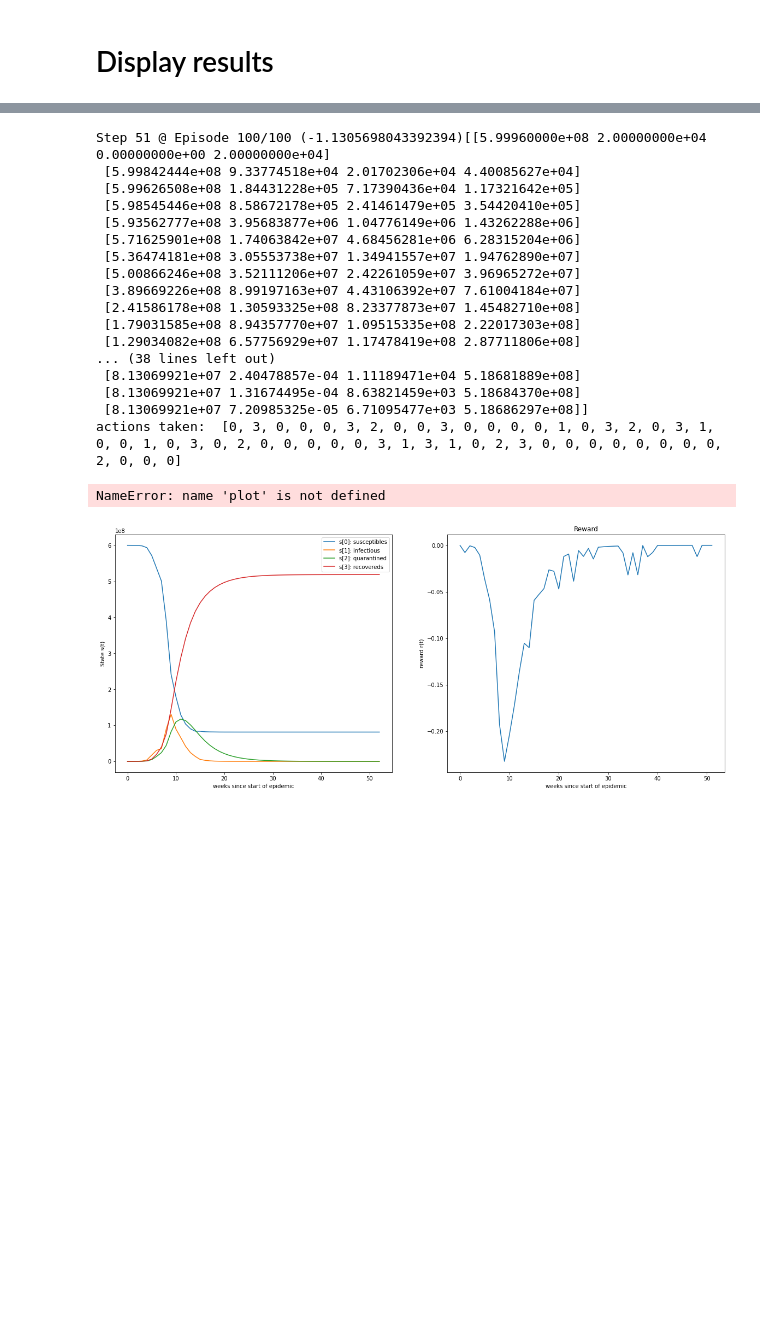
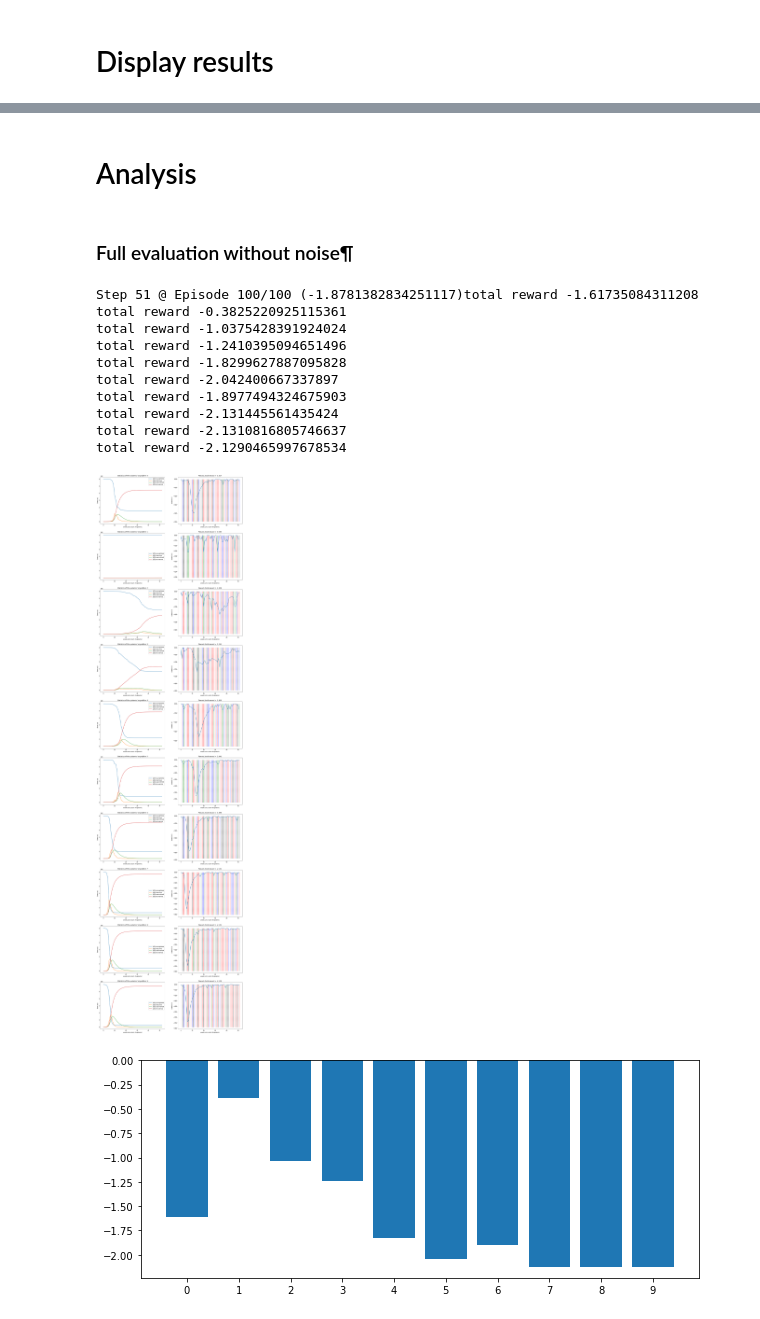
Before and after one commit to erolm-a/ai-coursework-2020, a Jupyter notebook: notebooks/run_rbf.ipynb, the cells around one changed output, grey strips where cells are left out. Cells and saved outputs as stored; diff of their text form; code cells hidden in the pictures; blank space fills up the shorter version.

Commit message:
analysis with new utils

```diff
--- a/notebooks/run_rbf.ipynb
+++ b/notebooks/run_rbf.ipynb
@@ -638,44 +448,22 @@ total reward -1.8388983389994895
-# %%
-## Not Q-Learning
-env = virl.Epidemic(stochastic=True, noisy=False)
-
-approximator_dl = FunctionApproximator(eta0=0.01)
-stats = reinforce(env, approximator_dl, 100)
-
-fig, axes = plt.subplots(1, 2, figsize=(20, 8))
-labels = ['s[0]: susceptibles', 's[1]: infectious', 's[2]: quarantined', 's[3]: recovereds']
-print(states)
-states = np.array(states)
-for i in range(4):
-    axes[0].plot(states[:,i], label=labels[i]);
-axes[0].set_xlabel('weeks since start of epidemic')
-axes[0].set_ylabel('State s(t)')
-axes[0].legend()
-axes[1].plot(rewards);
-axes[1].set_title('Reward')
-axes[1].set_xlabel('weeks since start of epidemic')
-axes[1].set_ylabel('reward r(t)')
-
-print('actions taken: ', action_taken)
-
-plot(states, rewards, action_taken)
-# %% [output]
-Step 51 @ Episode 100/100 (-1.1305698043392394)[[5.99960000e+08 2.00000000e+04 0.00000000e+00 2.00000000e+04]
- [5.99842444e+08 9.33774518e+04 2.01702306e+04 4.40085627e+04]
- [5.99626508e+08 1.84431228e+05 7.17390436e+04 1.17321642e+05]
- [5.98545446e+08 8.58672178e+05 2.41461479e+05 3.54420410e+05]
- [5.93562777e+08 3.95683877e+06 1.04776149e+06 1.43262288e+06]
- [5.71625901e+08 1.74063842e+07 4.68456281e+06 6.28315204e+06]
- [5.36474181e+08 3.05553738e+07 1.34941557e+07 1.94762890e+07]
- [5.00866246e+08 3.52111206e+07 2.42261059e+07 3.96965272e+07]
- [3.89669226e+08 8.99197163e+07 4.43106392e+07 7.61004184e+07]
- [2.41586178e+08 1.30593325e+08 8.23377873e+07 1.45482710e+08]
- [1.79031585e+08 8.94357770e+07 1.09515335e+08 2.22017303e+08]
- [1.29034082e+08 6.57756929e+07 1.17478419e+08 2.87711806e+08]
-... (38 lines left out)
- [8.13069921e+07 2.40478857e-04 1.11189471e+04 5.18681889e+08]
- [8.13069921e+07 1.31674495e-04 8.63821459e+03 5.18684370e+08]
- [8.13069921e+07 7.20985325e-05 6.71095477e+03 5.18686297e+08]]
-actions taken:  [0, 3, 0, 0, 0, 3, 2, 0, 0, 3, 0, 0, 0, 0, 1, 0, 3, 2, 0, 3, 1, 0, 0, 1, 0, 3, 0, 2, 0, 0, 0, 0, 0, 3, 1, 3, 1, 0, 2, 3, 0, 0, 0, 0, 0, 0, 0, 0, 2, 0, 0, 0]
-NameError: name 'plot' is not defined
-[figure, removed]
+# %% [markdown]
+# Analysis
+# %% [markdown]
+### Full evaluation without noise¶
+# %%
+approximator_dl = FunctionApproximator(eta0=0.01)
+stats = reinforce(env, approximator_dl, 100)
+
+utils.evaluate(create_policy(approximator_dl, 0, 4), full_eval=True, verbose=False)
+# %% [output]
+Step 51 @ Episode 100/100 (-1.8781382834251117)total reward -1.61735084311208
+total reward -0.3825220925115361
+total reward -1.0375428391924024
+total reward -1.2410395094651496
+total reward -1.8299627887095828
+total reward -2.042400667337897
+total reward -1.8977494324675903
+total reward -2.131445561435424
+total reward -2.1310816805746637
+total reward -2.1290465997678534
+[figure, added]
+[figure, added]
```
Also changed, not shown: parts of 16 cells of this notebook.
